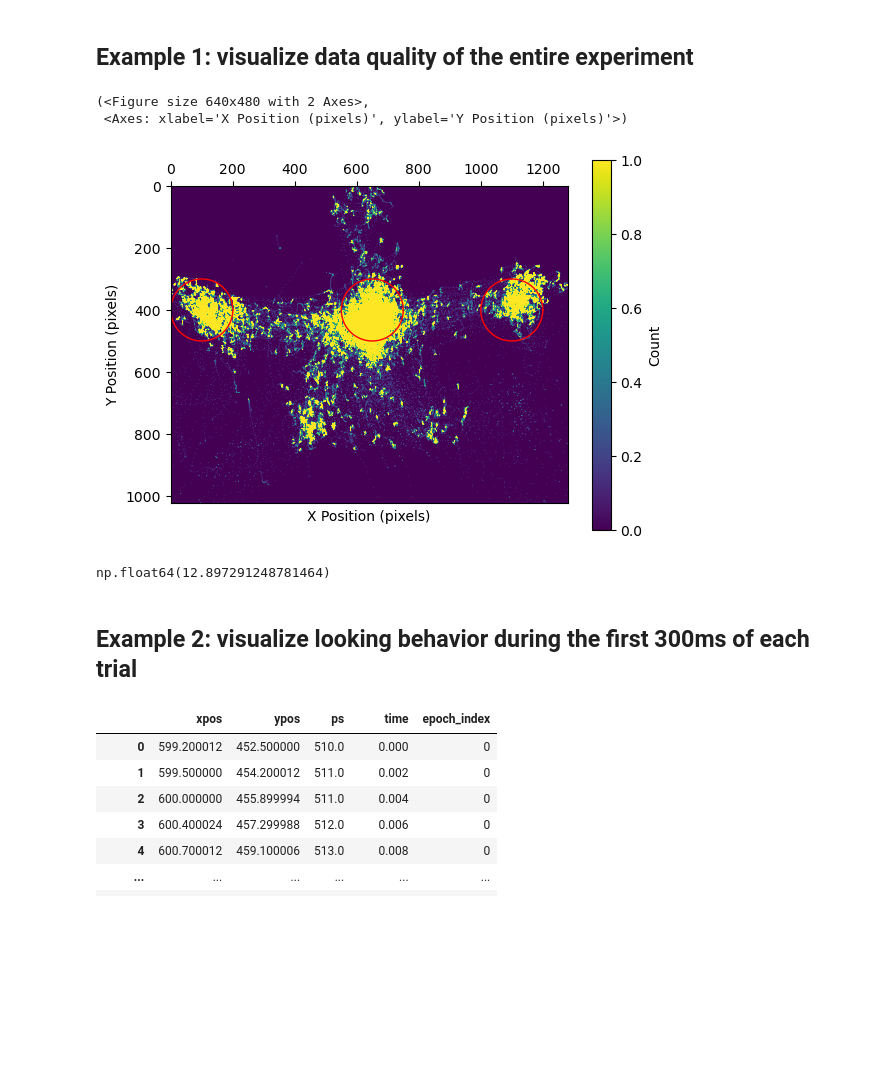
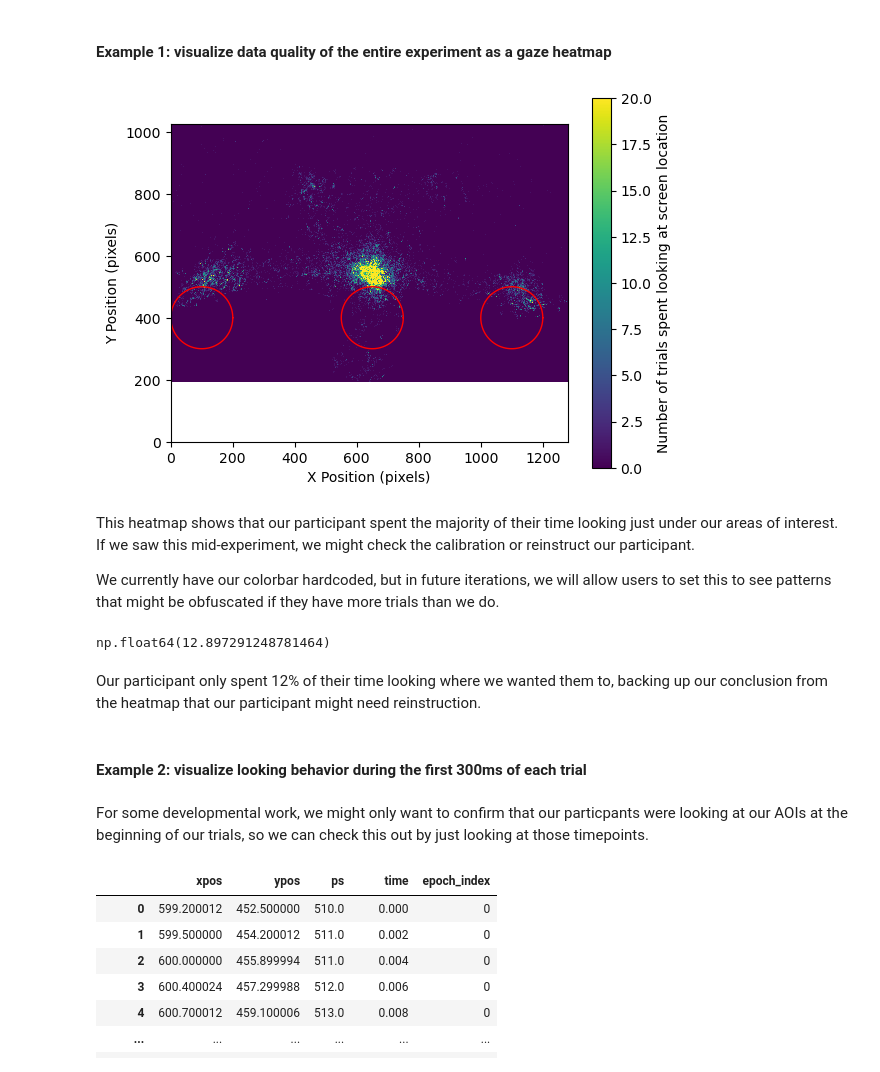
Before and after one commit to mckenziephagen/visualEyes, a Jupyter notebook: demo/example.ipynb, the cells around one changed output. Drawn from its saved outputs; the diff is of its cells as text; code cells hidden in the pictures; blank space fills up the shorter version.

Commit message:
update example

```diff
--- a/demo/example.ipynb
+++ b/demo/example.ipynb
@@ -47,5 +27,5 @@ loadEvents = 1
 # %% [markdown]
-## Example 1: visualize data quality of the entire experiment
+#### Example 1: visualize data quality of the entire experiment as a gaze heatmap
 # %%
 # add time column to the dataframes
 edf_dfs['samples']['time'] = edf['times']
@@ -59,19 +41,28 @@ width, height = edf['info']['screen_coords']
 
 aoi_mask = visualeyes.define_aoi((height, width), aoi_definitions)
 # %%
-visualeyes.plot_heatmap(all_data, screen_dimensions = (height, width), aoi_definitions=aoi_definitions, bins=(width, height))
+_ = visualeyes.plot_heatmap(all_data,
+                        screen_dimensions = (height, width),
+                        aoi_definitions=aoi_definitions,
+                        bins=(width, height))
 # %% [output]
-(<Figure size 640x480 with 2 Axes>,
- <Axes: xlabel='X Position (pixels)', ylabel='Y Position (pixels)'>)
-[figure, old version]
+[figure, new version]
+# %% [markdown]
+This heatmap shows that our participant spent the majority of their time looking just under our areas of interest. If we saw this mid-experiment, we might check the calibration or reinstruct our participant.
+
+We currently have our colorbar hardcoded, but in future iterations, we will allow users to set this to see patterns that might be obfuscated if they have more trials than we do.
 # %%
 # calculate the percentage of data points in all AOIs
 percent_data = visualeyes.percent_data_in_aoi(all_data, aoi_mask, screen_dimensions=(height, width))
 percent_data
 # %% [output]
 np.float64(12.897291248781464)
+# %% [markdown]
+Our participant only spent 12% of their time looking where we wanted them to, backing up our conclusion from the heatmap that our participant might need reinstruction.
 # %% [markdown]
-## Example 2: visualize looking behavior during the first 300ms of each trial
+#### Example 2: visualize looking behavior during the first 300ms of each trial
+# %% [markdown]
+For some developmental work, we might only want to confirm that our particpants were looking at our AOIs at the beginning of our trials, so we can check this out by just looking at those timepoints.
 # %%
 # get trial data
 trial_data = edf_dfs['discrete']['trials']
```
Also changed, not shown: parts of 13 cells of this notebook.
